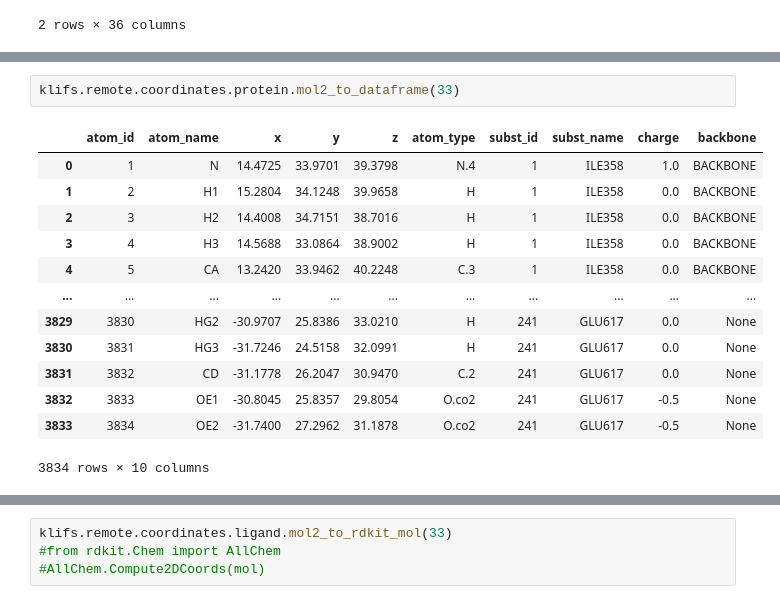
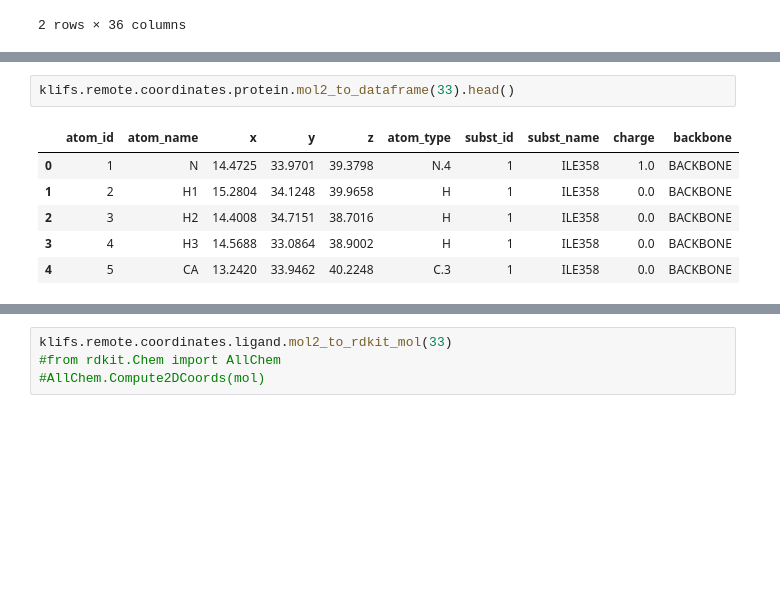
Before and after one commit to volkamerlab/klifs_utils, a Jupyter notebook: tutorial/tutorial.ipynb, the cells around one changed output, grey strips where cells are left out. Saved outputs shown, nothing was run; the diff lists cells and outputs as text; blank space fills up the shorter version.

```diff
--- a/tutorial/tutorial.ipynb
+++ b/tutorial/tutorial.ipynb
@@ -183,17 +170,10 @@ klifs.remote.coordinates.complex.pdb_to_dataframe(33)
 # %%
-klifs.remote.coordinates.protein.mol2_to_dataframe(33)
+klifs.remote.coordinates.protein.mol2_to_dataframe(33).head()
 # %% [output]
 |  | atom_id | atom_name | x | y | z | atom_type | subst_id | subst_name | charge | backbone |
 | 0 | 1 | N | 14.4725 | 33.9701 | 39.3798 | N.4 | 1 | ILE358 | 1.0 | BACKBONE |
 | 1 | 2 | H1 | 15.2804 | 34.1248 | 39.9658 | H | 1 | ILE358 | 0.0 | BACKBONE |
 | 2 | 3 | H2 | 14.4008 | 34.7151 | 38.7016 | H | 1 | ILE358 | 0.0 | BACKBONE |
 | 3 | 4 | H3 | 14.5688 | 33.0864 | 38.9002 | H | 1 | ILE358 | 0.0 | BACKBONE |
 | 4 | 5 | CA | 13.2420 | 33.9462 | 40.2248 | C.3 | 1 | ILE358 | 0.0 | BACKBONE |
-| ... | ... | ... | ... | ... | ... | ... | ... | ... | ... | ... |
-| 3829 | 3830 | HG2 | -30.9707 | 25.8386 | 33.0210 | H | 241 | GLU617 | 0.0 | None |
-| 3830 | 3831 | HG3 | -31.7246 | 24.5158 | 32.0991 | H | 241 | GLU617 | 0.0 | None |
-| 3831 | 3832 | CD | -31.1778 | 26.2047 | 30.9470 | C.2 | 241 | GLU617 | 0.0 | None |
-| 3832 | 3833 | OE1 | -30.8045 | 25.8357 | 29.8054 | O.co2 | 241 | GLU617 | -0.5 | None |
-| 3833 | 3834 | OE2 | -31.7400 | 27.2962 | 31.1878 | O.co2 | 241 | GLU617 | -0.5 | None |
-3834 rows × 10 columns
 # %%
```
Also changed, not shown: parts of 22 cells of this notebook, 8 other files.
